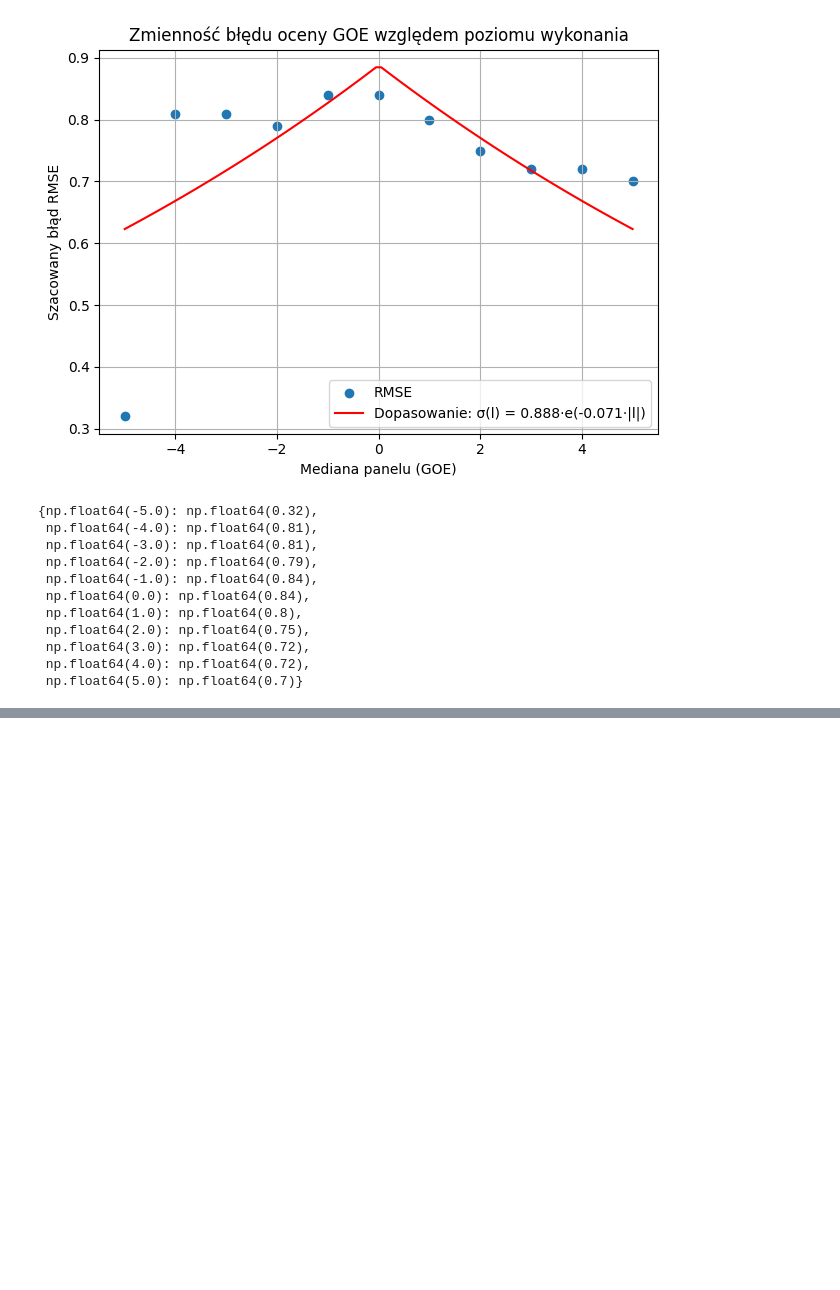
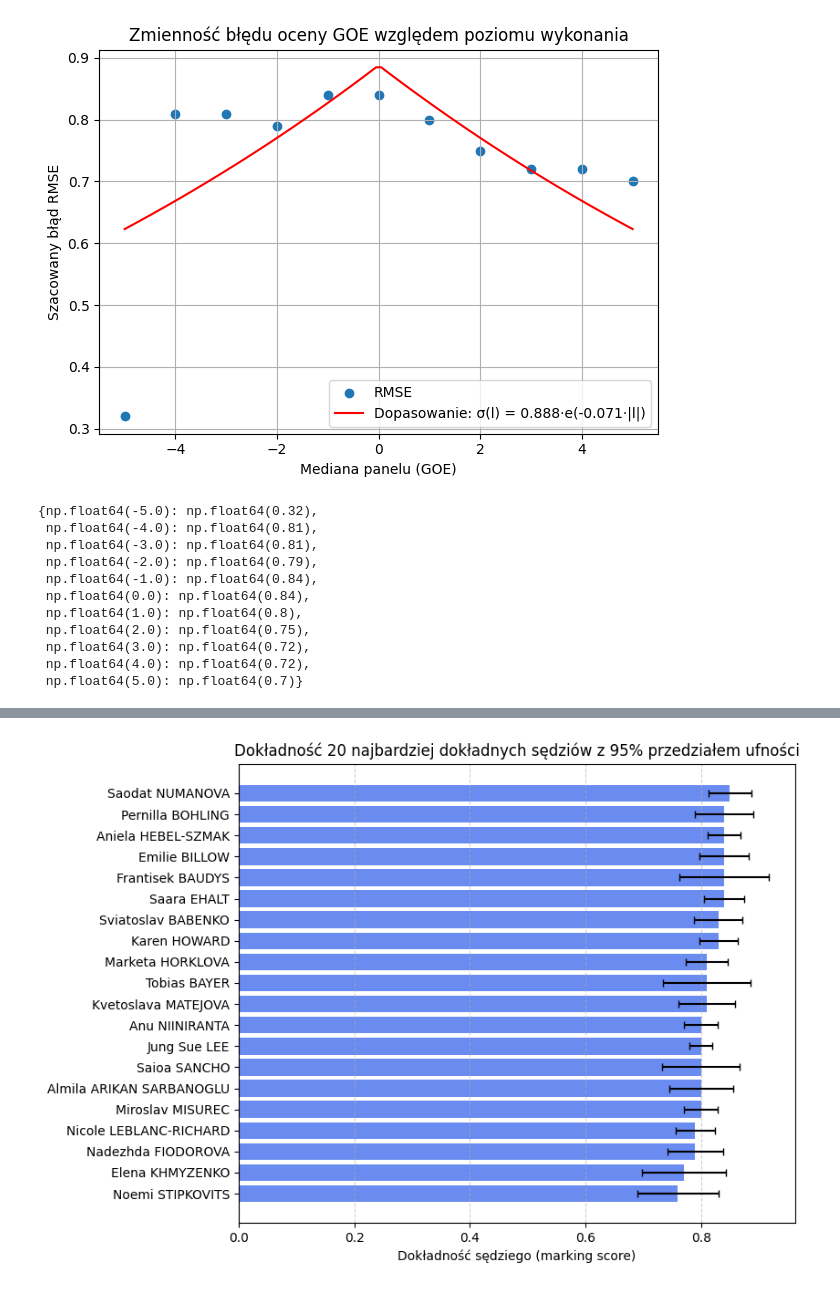
Before and after one commit to ann-e888/Skating_EDA, a Jupyter notebook: notebooks/anomailies.ipynb, the cells around one changed output, grey strips where cells are left out. Saved outputs shown, nothing was run; the diff lists cells and outputs as text; code cells hidden in the pictures; blank space fills up the shorter version.

```diff
--- a/notebooks/anomailies.ipynb
+++ b/notebooks/anomailies.ipynb
@@ -335,0 +379,19 @@ stats_df.groupby('judge_name')['marking_score'].agg(
+# %%
+plot_data = marking_scores.sort_values('judge_marking_score').head(20)
+
+coolwarm = sns.color_palette("coolwarm", as_cmap=True)
+blue_color = coolwarm(0.15)
+
+plt.figure(figsize=(8.5, 6))
+plt.barh(plot_data['judge_name'], plot_data['judge_marking_score'], xerr=[
+    plot_data['judge_marking_score'] - plot_data['ci_low'],
+    plot_data['ci_high'] - plot_data['judge_marking_score']
+], capsize=3, color=blue_color)
+
+plt.xlabel('Dokładność sędziego (marking score)')
+plt.title('Dokładność 20 najbardziej dokładnych sędziów z 95% przedziałem ufności')
+plt.grid(True, axis='x', linestyle='--', alpha=0.6)
+plt.tight_layout()
+plt.show()
+# %% [output]
+[figure, added]
```
Also changed, not shown: parts of 8 cells of this notebook.
